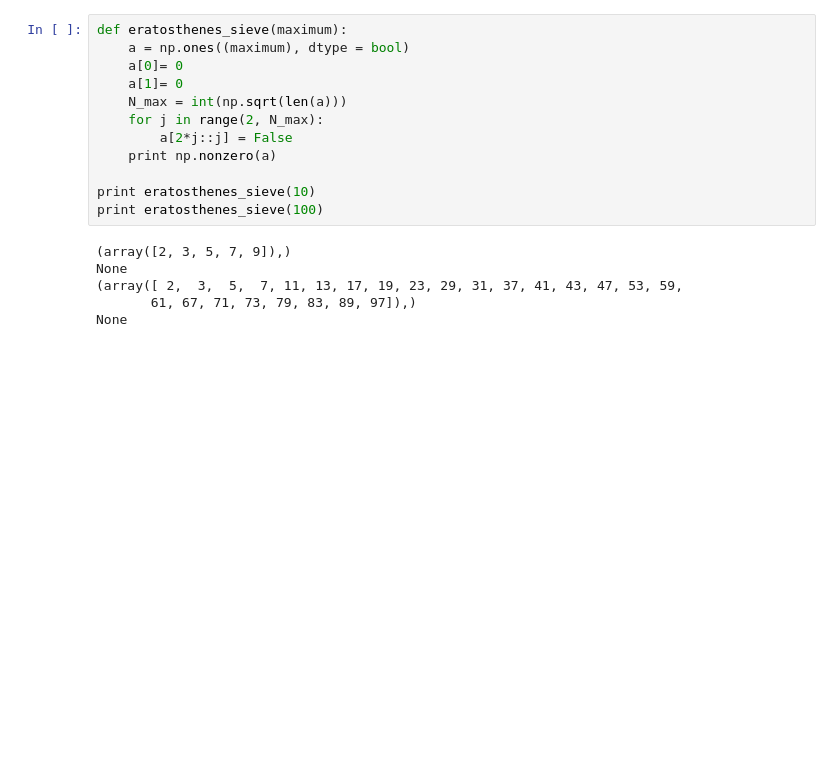
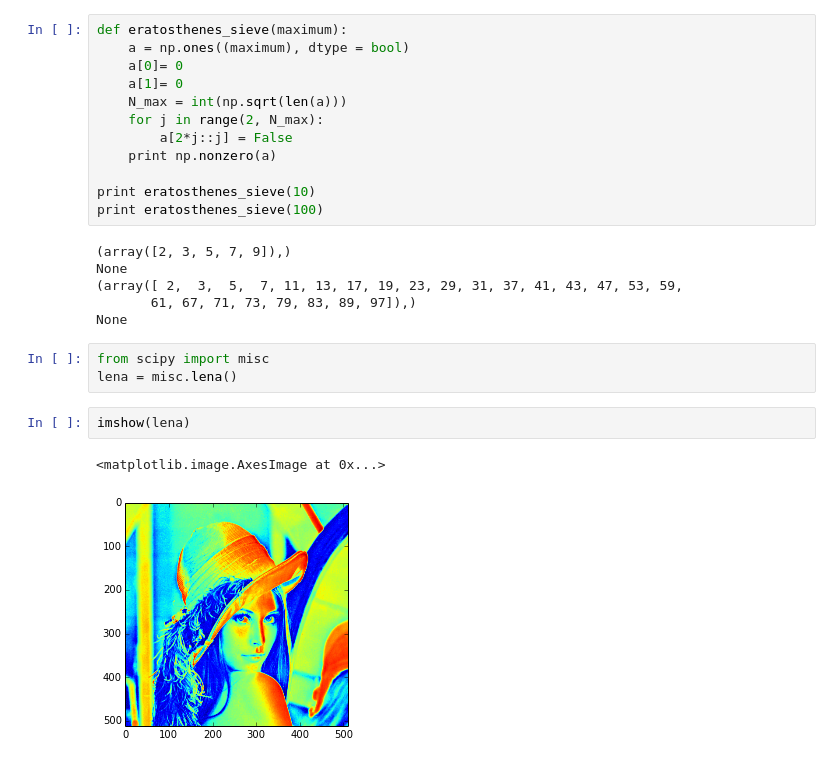
Before and after one commit to kjarment/PHYS202S14, a Jupyter notebook: iPython/NumPyExcercises.ipynb, the cells around one changed output. Drawn from its saved outputs; the diff is of its cells as text; blank space fills up the shorter version.

```diff
--- a/iPython/NumPyExcercises.ipynb
+++ b/iPython/NumPyExcercises.ipynb
@@ -96,3 +96,11 @@ None
 (array([ 2,  3,  5,  7, 11, 13, 17, 19, 23, 29, 31, 37, 41, 43, 47, 53, 59,
        61, 67, 71, 73, 79, 83, 89, 97]),)
 None
+# %%
+from scipy import misc
+lena = misc.lena()
+# %%
+imshow(lena)
+# %% [output]
+<matplotlib.image.AxesImage at 0x...>
+[figure, added]
```
Also changed, not shown: parts of 4 cells of this notebook, 6 other files.
